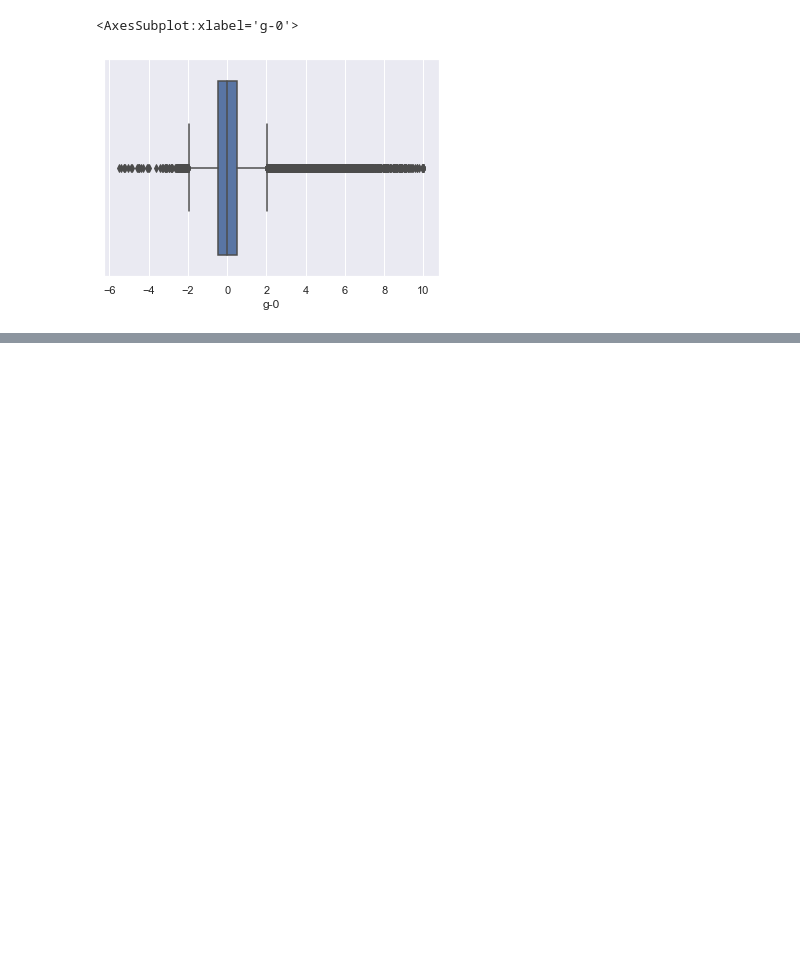
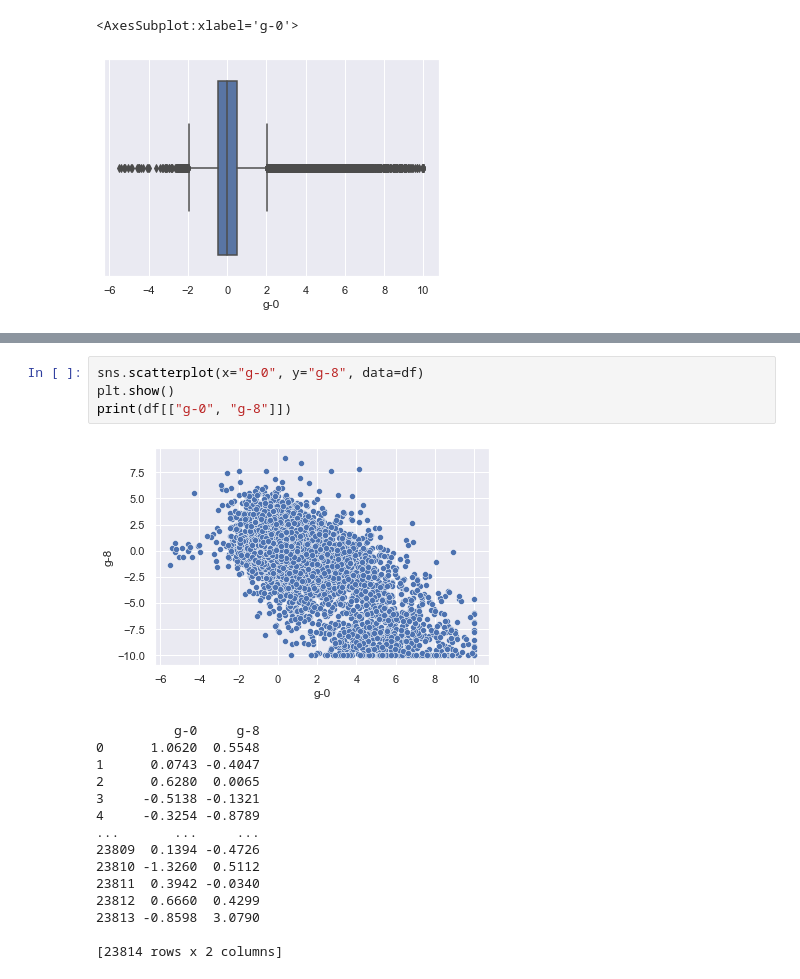
Before and after one commit to RicardoPreto/DataScience_Farmacia, a Jupyter notebook: Project.ipynb, the cells around one changed output, grey strips where cells are left out. Saved outputs shown, nothing was run; the diff lists cells and outputs as text; blank space fills up the shorter version.

```diff
--- a/Project.ipynb
+++ b/Project.ipynb
@@ -261,0 +319,20 @@ sns.boxplot(x="g-0", data=df)
+# %%
+sns.scatterplot(x="g-0", y="g-8", data=df)
+plt.show()
+print(df[["g-0", "g-8"]])
+# %% [output]
+[figure, added]
+          g-0     g-8
+0      1.0620  0.5548
+1      0.0743 -0.4047
+2      0.6280  0.0065
+3     -0.5138 -0.1321
+4     -0.3254 -0.8789
+...       ...     ...
+23809  0.1394 -0.4726
+23810 -1.3260  0.5112
+23811  0.3942 -0.0340
+23812  0.6660  0.4299
+23813 -0.8598  3.0790
+
+[23814 rows x 2 columns]
```
Also changed, not shown: parts of 14 cells of this notebook.
